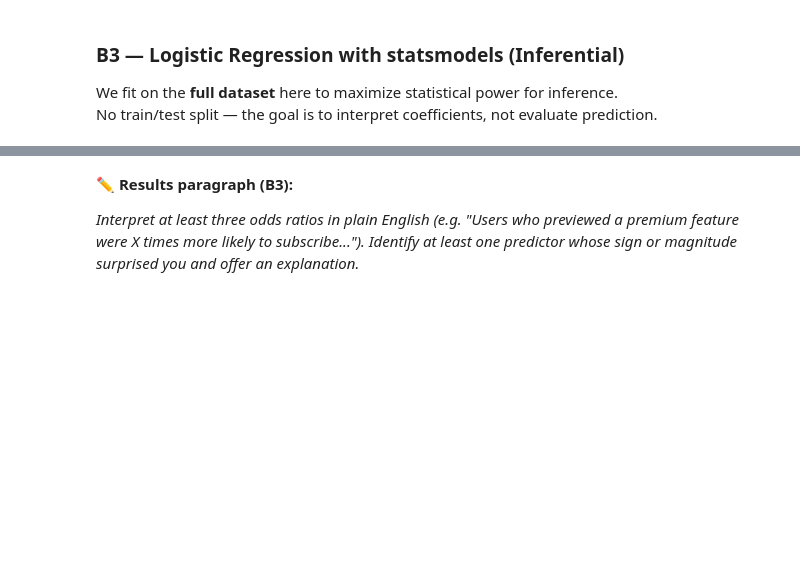
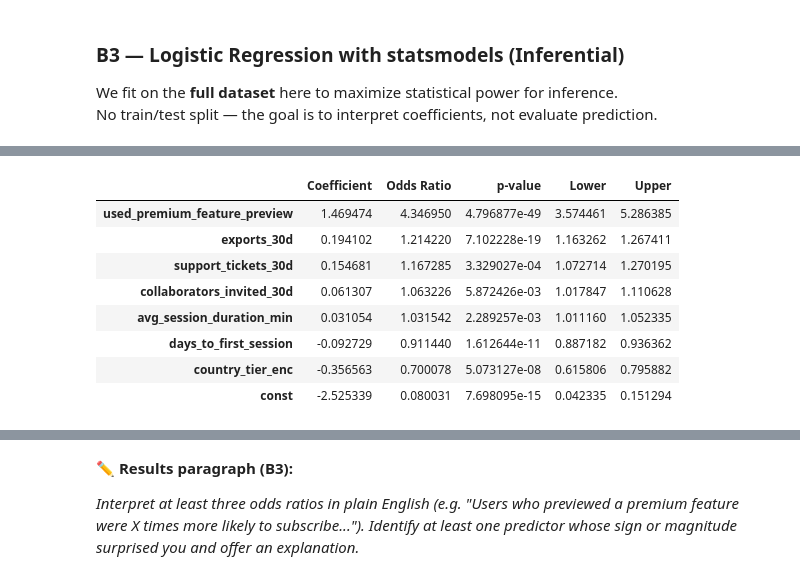
Before and after one commit to zlwym/IAT461_Assignment02, a Jupyter notebook: iat461_a2_scaffold_empty.ipynb, the cells around one changed output, grey strips where cells are left out. Drawn from its saved outputs; the diff is of its cells as text; code cells hidden in the pictures; blank space fills up the shorter version.

```diff
--- a/iat461_a2_scaffold_empty.ipynb
+++ b/iat461_a2_scaffold_empty.ipynb
@@ -880,10 +898,38 @@ No train/test split — the goal is to interpret coefficients, not evaluate pred
 # %%
 # YOUR CODE HERE
 # Compute odds ratios for all significant predictors (p < 0.05)
-# odds_ratios = np.exp(model_logit.params)
-# conf_int    = np.exp(model_logit.conf_int())
+odds_ratios = np.exp(model_logit.params)
+
+conf_int = np.exp(model_logit.conf_int())
+conf_int.columns = ['Lower', 'Upper']
+
 # Combine into a readable table and display
+results = pd.DataFrame({
+    "Coefficient": model_logit.params,
+    "Odds Ratio": odds_ratios,
+    "p-value": model_logit.pvalues,
+    "Lower": conf_int['Lower'],
+    "Upper": conf_int['Upper']
+})
+
 # Filter to significant only: p < 0.05
+
+significant_results = results[results["p-value"] < 0.05].sort_values(
+    by="Odds Ratio",
+    ascending=False
+)
+
+display(significant_results)
+# %% [output]
+|  | Coefficient | Odds Ratio | p-value | Lower | Upper |
+| used_premium_feature_preview | 1.469474 | 4.346950 | 4.796877e-49 | 3.574461 | 5.286385 |
+| exports_30d | 0.194102 | 1.214220 | 7.102228e-19 | 1.163262 | 1.267411 |
+| support_tickets_30d | 0.154681 | 1.167285 | 3.329027e-04 | 1.072714 | 1.270195 |
+| collaborators_invited_30d | 0.061307 | 1.063226 | 5.872426e-03 | 1.017847 | 1.110628 |
+| avg_session_duration_min | 0.031054 | 1.031542 | 2.289257e-03 | 1.011160 | 1.052335 |
+| days_to_first_session | -0.092729 | 0.911440 | 1.612644e-11 | 0.887182 | 0.936362 |
+| country_tier_enc | -0.356563 | 0.700078 | 5.073127e-08 | 0.615806 | 0.795882 |
+| const | -2.525339 | 0.080031 | 7.698095e-15 | 0.042335 | 0.151294 |
 # %%
 # YOUR CODE HERE
 # Visualize odds ratios as a horizontal bar chart (forest plot style)
```
Also changed, not shown: parts of 3 cells of this notebook.
